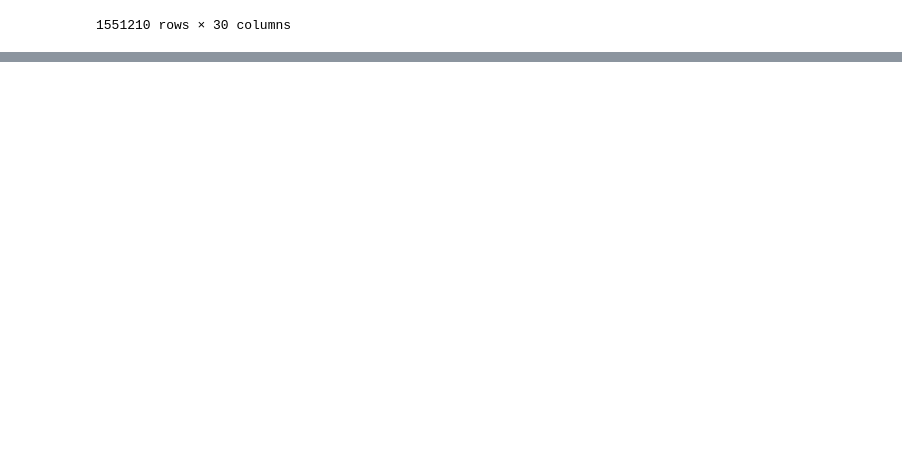
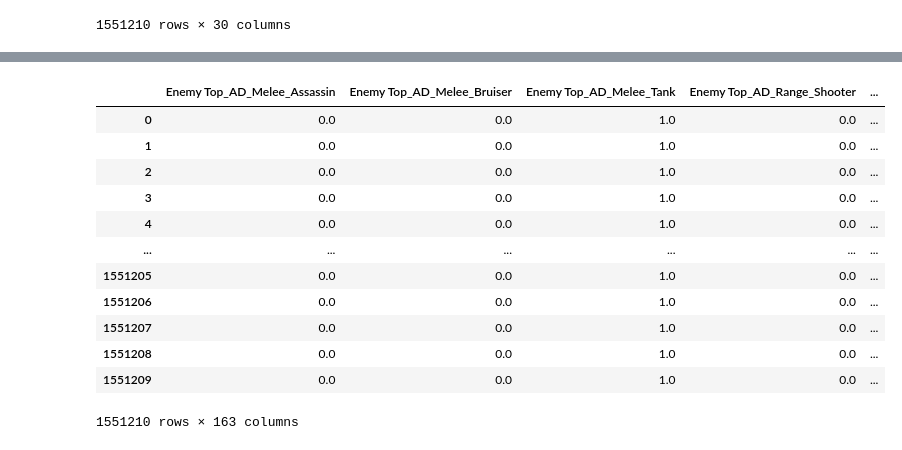
Before and after one commit to SebsKk/LOL-Itemization-Model, a Jupyter notebook: Feature Engineering.ipynb, the cells around one changed output, grey strips where cells are left out. Saved outputs shown, nothing was run; the diff lists cells and outputs as text; code cells hidden in the pictures; blank space fills up the shorter version.

```diff
--- a/Feature Engineering.ipynb
+++ b/Feature Engineering.ipynb
@@ -334,6 +315,0 @@ df_lol.drop(columns = cols_to_drop, inplace = True)
-# %%
-# set the display option to show all columns - I want to visually check if everything is ok
-
-pd.set_option('display.max_columns', None)
-
-df_lol
@@ -506,0 +333,37 @@ katarina_mid
+# %%
+from sklearn.preprocessing import OneHotEncoder
+from sklearn.preprocessing import LabelEncoder
+
+def preprocess_lol_data_final_v2(df):
+    # Columns to drop
+    cols_to_drop = ['win', 'kills', 'deaths', 'assists']
+    df = df.drop(cols_to_drop, axis=1)
+
+    # Label encode champion_name    le = LabelEncoder()
+    df['champion_id'] = le.fit_transform(df['champion_name'])
+
+    # Columns to one-hot encode (excluding champion_name)
+    categorical_cols = [
+        'Enemy Top', 'Enemy Jungler', 'Enemy Middle', 'Enemy Bottom', 'Enemy Utility',
+        'Friendly Jungler', 'Friendly Middle', 'Friendly Bottom', 'Friendly Utility', 'Friendly Top',
+        'Primary Rune', 'Secondary Rune'
+    ]
+
+    # One-hot encoding for other categorical variables
+    encoder = OneHotEncoder(sparse_output=False, handle_unknown='ignore')
+    encoded = encoder.fit_transform(df[categorical_cols])
+    encoded_df = pd.DataFrame(encoded, columns=encoder.get_feature_names_out(categorical_cols))
+
+    def process_items(items):
+        # Assuming items is a string representation of a list
+        item_list = eval(items) if isinstance(items, str) else items
+        return [item for item in item_list if item != 0]
+
+    df['processed_items'] = df['items'].apply(process_items)
+
+    champion_df = df[['champion_id']]
+    other_features_df = encoded_df.copy()
+
+    return champion_df, other_features_df, df['processed_items'], le
+
+champions_df, other_features_df, items, le = preprocess_lol_data_final_v2(new_df)
@@ -506,0 +414,16 @@ katarina_mid
+# %%
+other_features_df
+# %% [output]
+|  | Enemy Top_AD_Melee_Assassin | Enemy Top_AD_Melee_Bruiser | Enemy Top_AD_Melee_Tank | Enemy Top_AD_Range_Shooter | ... |
+| 0 | 0.0 | 0.0 | 1.0 | 0.0 | ... |
+| 1 | 0.0 | 0.0 | 1.0 | 0.0 | ... |
+| 2 | 0.0 | 0.0 | 1.0 | 0.0 | ... |
+| 3 | 0.0 | 0.0 | 1.0 | 0.0 | ... |
+| 4 | 0.0 | 0.0 | 1.0 | 0.0 | ... |
+| ... | ... | ... | ... | ... | ... |
+| 1551205 | 0.0 | 0.0 | 1.0 | 0.0 | ... |
+| 1551206 | 0.0 | 0.0 | 1.0 | 0.0 | ... |
+| 1551207 | 0.0 | 0.0 | 1.0 | 0.0 | ... |
+| 1551208 | 0.0 | 0.0 | 1.0 | 0.0 | ... |
+| 1551209 | 0.0 | 0.0 | 1.0 | 0.0 | ... |
+1551210 rows × 163 columns
```
Also changed, not shown: parts of 15 cells of this notebook, 2 other files.
